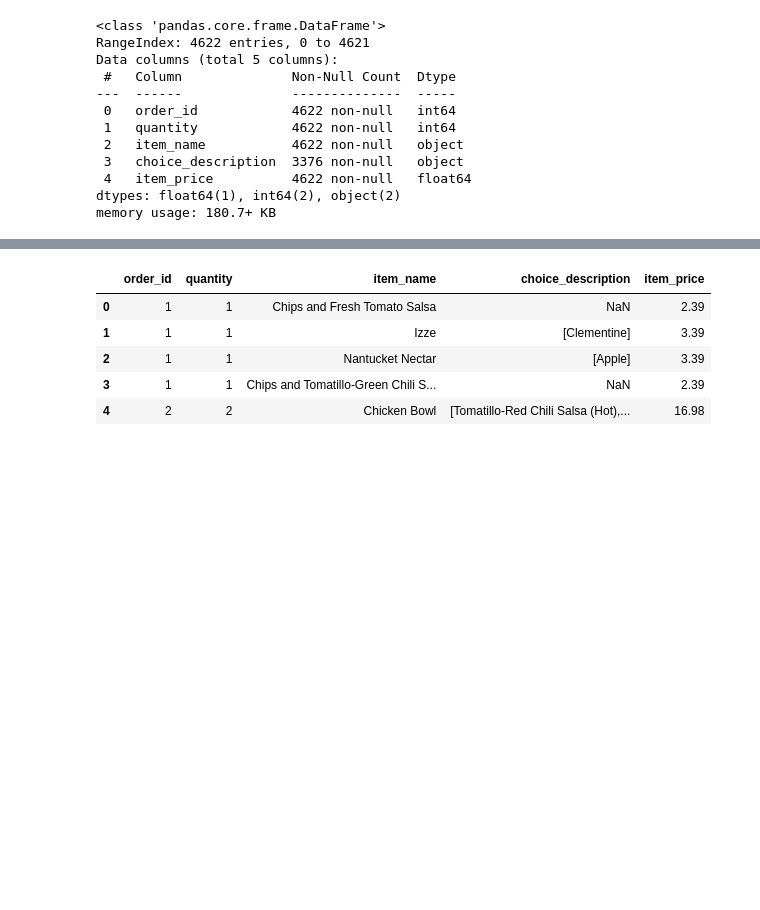
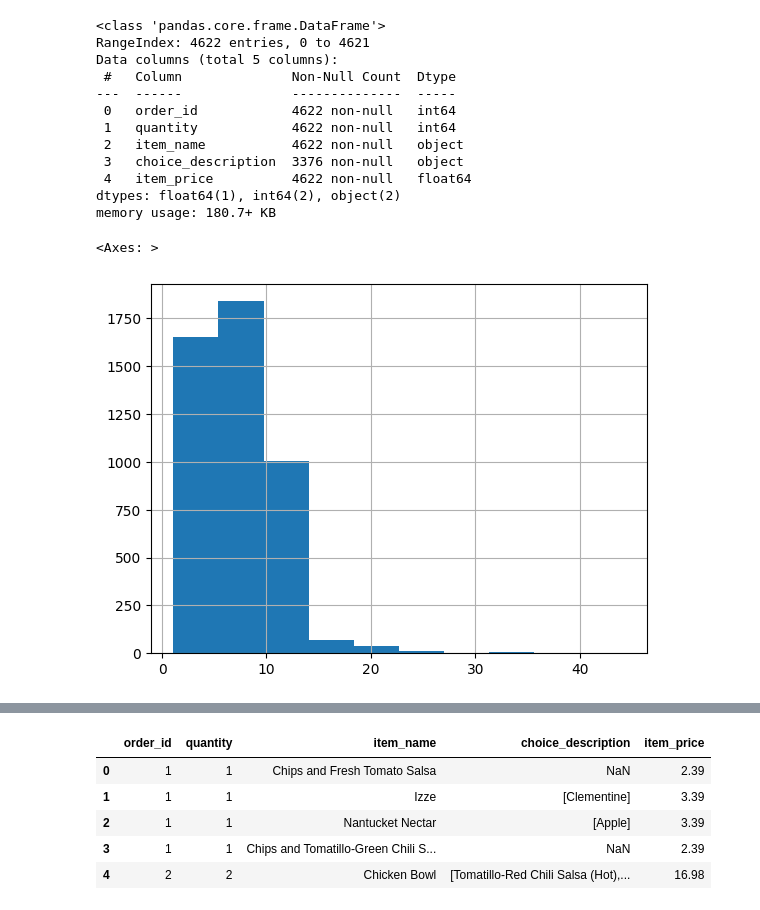
Before and after one commit to hegoithebridge/2503_dsft_thebridge, a Jupyter notebook: 2-Data_Analysis/2-Pandas/Practica/1-Chipotle/Chipotle.ipynb, the cells around one changed output, grey strips where cells are left out. Drawn from its saved outputs; the diff is of its cells as text; code cells hidden in the pictures; blank space fills up the shorter version.

```diff
--- a/2-Data_Analysis/2-Pandas/Practica/1-Chipotle/Chipotle.ipynb
+++ b/2-Data_Analysis/2-Pandas/Practica/1-Chipotle/Chipotle.ipynb
@@ -60,3 +60,8 @@ Data columns (total 5 columns):
  4   item_price          4622 non-null   float64
 dtypes: float64(1), int64(2), object(2)
 memory usage: 180.7+ KB
+# %%
+chipo["item_price"].hist()
+# %% [output]
+<Axes: >
+[figure, added]
```
Also changed, not shown: parts of 6 cells of this notebook.
